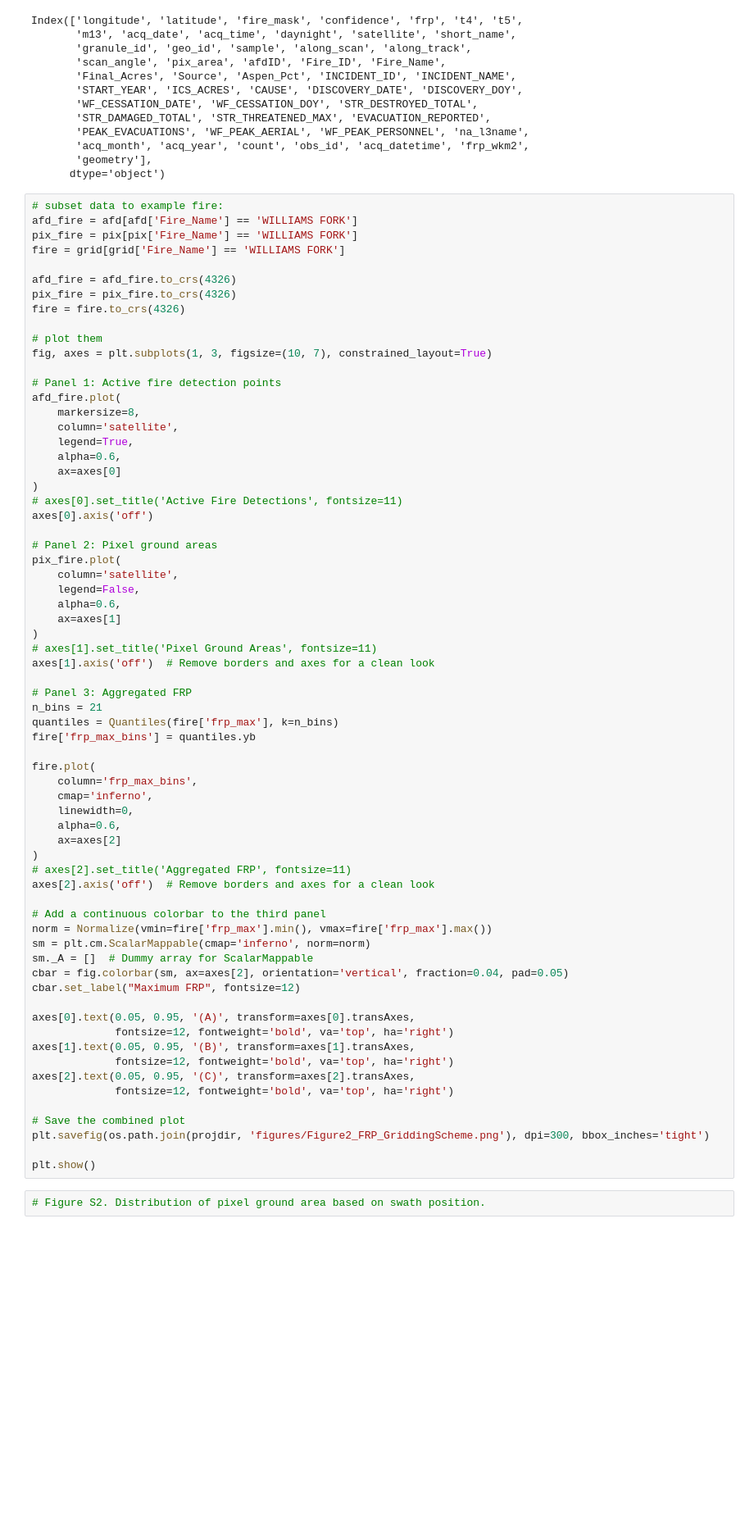
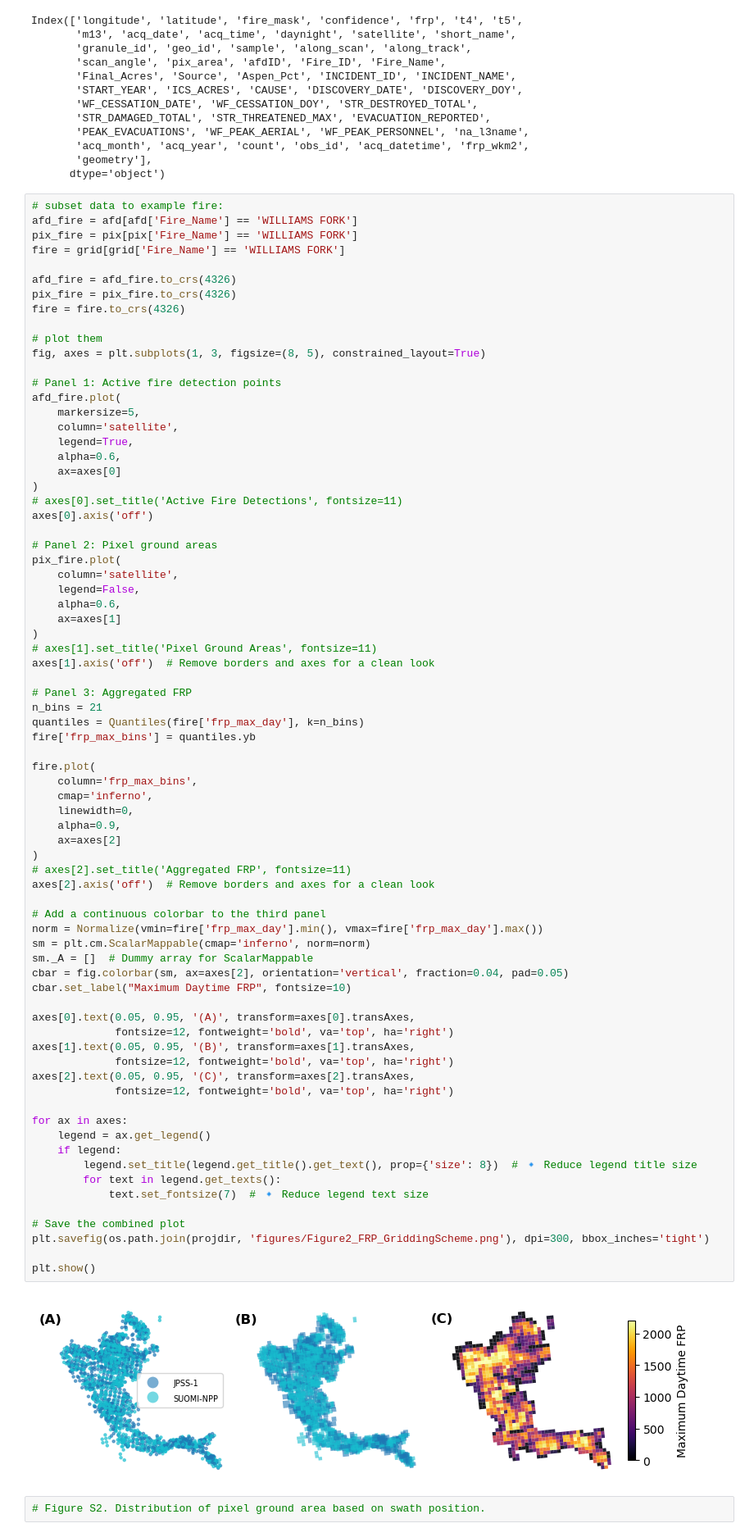
Before and after one commit to natshoff/aspen-fire-fork, a Jupyter notebook: Aim2/code/Python/_figures.ipynb, the cells around one changed output. Shown at 82% size. Saved outputs shown, nothing was run; the diff lists cells and outputs as text; blank space fills up the shorter version.

```diff
--- a/Aim2/code/Python/_figures.ipynb
+++ b/Aim2/code/Python/_figures.ipynb
@@ -249,11 +259,11 @@ pix_fire = pix_fire.to_crs(4326)
 fire = fire.to_crs(4326)
 
 # plot them
-fig, axes = plt.subplots(1, 3, figsize=(10, 7), constrained_layout=True)
+fig, axes = plt.subplots(1, 3, figsize=(8, 5), constrained_layout=True)
 
 # Panel 1: Active fire detection points
 afd_fire.plot(
-    markersize=8,
+    markersize=5,
     column='satellite',
     legend=True,
     alpha=0.6,
@@ -274,37 +284,46 @@ axes[1].axis('off')  # Remove borders and axes for a clean look
 
 # Panel 3: Aggregated FRP
 n_bins = 21
-quantiles = Quantiles(fire['frp_max'], k=n_bins)
+quantiles = Quantiles(fire['frp_max_day'], k=n_bins)
 fire['frp_max_bins'] = quantiles.yb
 
 fire.plot(
     column='frp_max_bins',
     cmap='inferno',
     linewidth=0,
-    alpha=0.6,
+    alpha=0.9,
     ax=axes[2]
 )
 # axes[2].set_title('Aggregated FRP', fontsize=11)
 axes[2].axis('off')  # Remove borders and axes for a clean look
 
 # Add a continuous colorbar to the third panel
-norm = Normalize(vmin=fire['frp_max'].min(), vmax=fire['frp_max'].max())
+norm = Normalize(vmin=fire['frp_max_day'].min(), vmax=fire['frp_max_day'].max())
 sm = plt.cm.ScalarMappable(cmap='inferno', norm=norm)
 sm._A = []  # Dummy array for ScalarMappable
 cbar = fig.colorbar(sm, ax=axes[2], orientation='vertical', fraction=0.04, pad=0.05)
-cbar.set_label("Maximum FRP", fontsize=12)
+cbar.set_label("Maximum Daytime FRP", fontsize=10)
 
 axes[0].text(0.05, 0.95, '(A)', transform=axes[0].transAxes,
              fontsize=12, fontweight='bold', va='top', ha='right')
 axes[1].text(0.05, 0.95, '(B)', transform=axes[1].transAxes,
              fontsize=12, fontweight='bold', va='top', ha='right')
 axes[2].text(0.05, 0.95, '(C)', transform=axes[2].transAxes,
              fontsize=12, fontweight='bold', va='top', ha='right')
 
+for ax in axes:
+    legend = ax.get_legend()
+    if legend:
+        legend.set_title(legend.get_title().get_text(), prop={'size': 8})  # 🔹 Reduce legend title size
+        for text in legend.get_texts():
+            text.set_fontsize(7)  # 🔹 Reduce legend text size
+
 # Save the combined plot
 plt.savefig(os.path.join(projdir, 'figures/Figure2_FRP_GriddingScheme.png'), dpi=300, bbox_inches='tight')
 
 plt.show()
+# %% [output]
+[figure, added]
 # %%
 # Figure S2. Distribution of pixel ground area based on swath position.
 # %%
```
Also changed, not shown: parts of 4 cells of this notebook, 33 other files.
